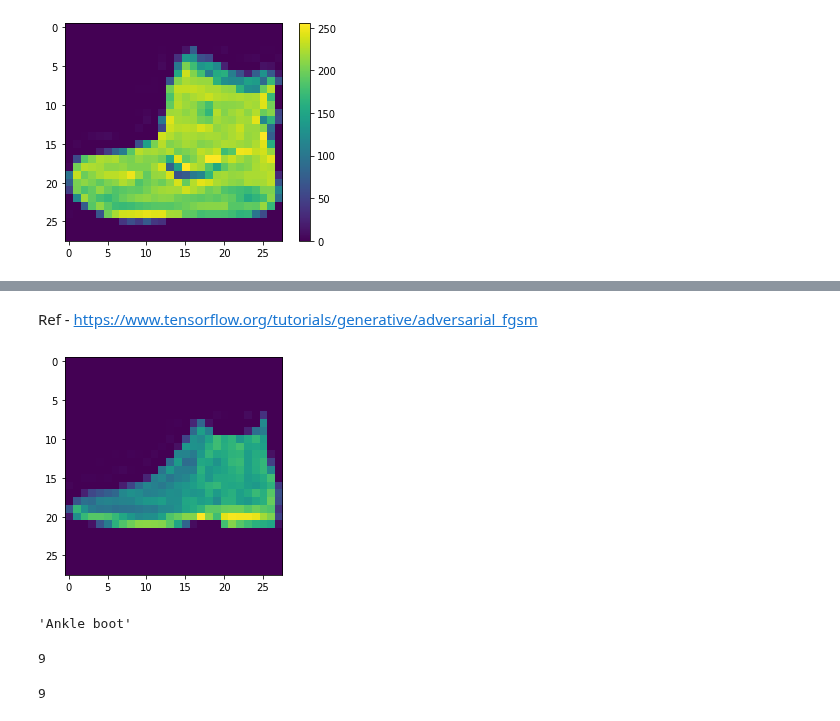
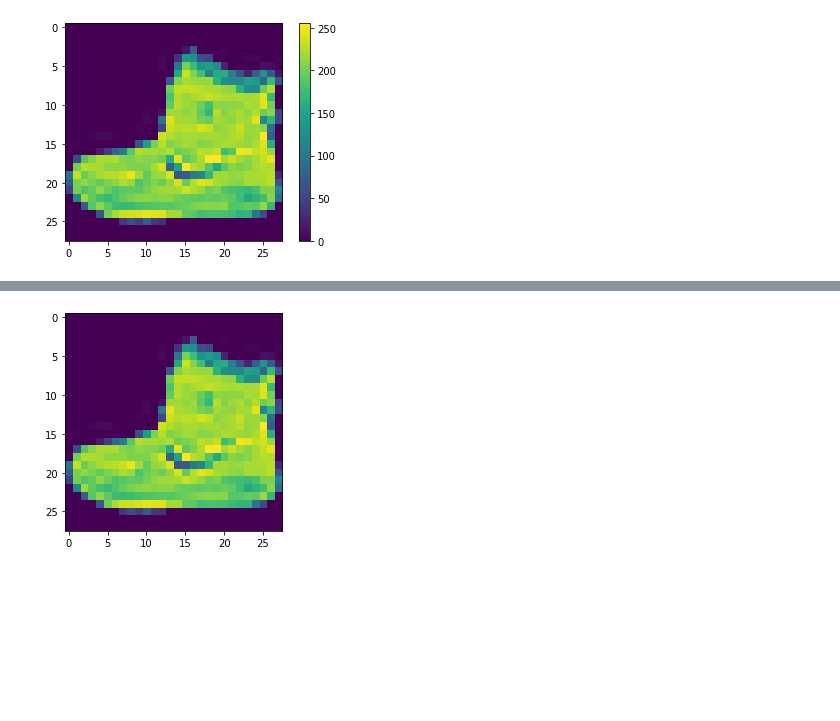
Before and after one commit to BlackCurrantDS/DeepLearning, a Jupyter notebook: IDL_Assignment11_based_on9.ipynb, the cells around one changed output, grey strips where cells are left out. Drawn from its saved outputs; the diff is of its cells as text; code cells hidden in the pictures; blank space fills up the shorter version.

```diff
--- a/IDL_Assignment11_based_on9.ipynb
+++ b/IDL_Assignment11_based_on9.ipynb
@@ -129,2 +102,0 @@ Test accuracy: 0.8809000253677368
-# %% [markdown]
-Ref - https://www.tensorflow.org/tutorials/generative/adversarial_fgsm
@@ -135,0 +103,4 @@ image_probs = np.argmax(predictions[0])
+# %%
+fashion_mnist = tf.keras.datasets.fashion_mnist
+
+(tr_images, tr_labels), (ts_images, ts_labels) = fashion_mnist.load_data()
@@ -136,14 +110,6 @@ image_probs = np.argmax(predictions[0])
 # %%
 plt.figure()
-plt.imshow(first_image) # To change [-1, 1] to [0,1]
+plt.imshow(tr_images[0]) # To change [-1, 1] to [0,1]
 plt.show()
 # %% [output]
-[figure, old version]
+[figure, new version]
-# %%
-label
-# %% [output]
-'Ankle boot'
-# %%
-image_probs
-# %% [output]
-9
@@ -169,4 +115,0 @@ in_image = tf.Variable(first_image.reshape((1, 28, 28)).astype(np.float32) /255.
-# %%
-print(test_labels[0])
-# %% [output]
-9
```
Also changed, not shown: parts of 24 cells of this notebook.
